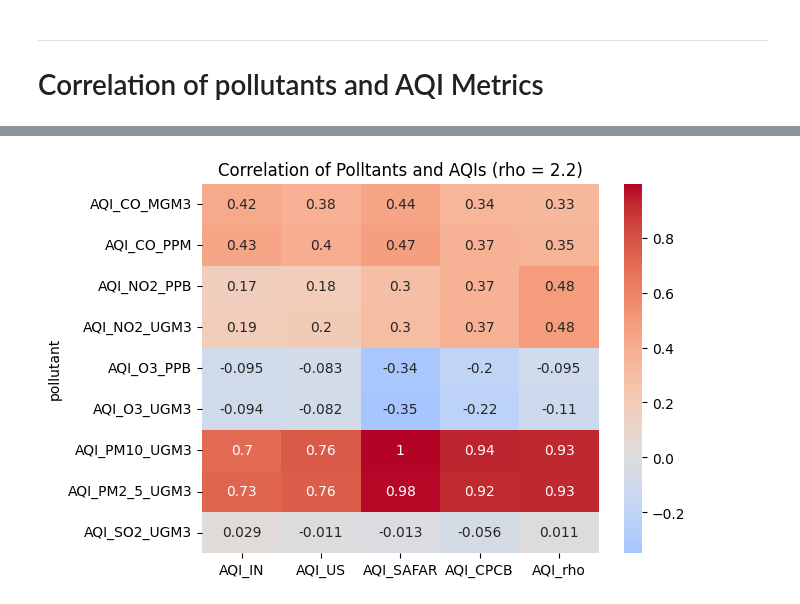
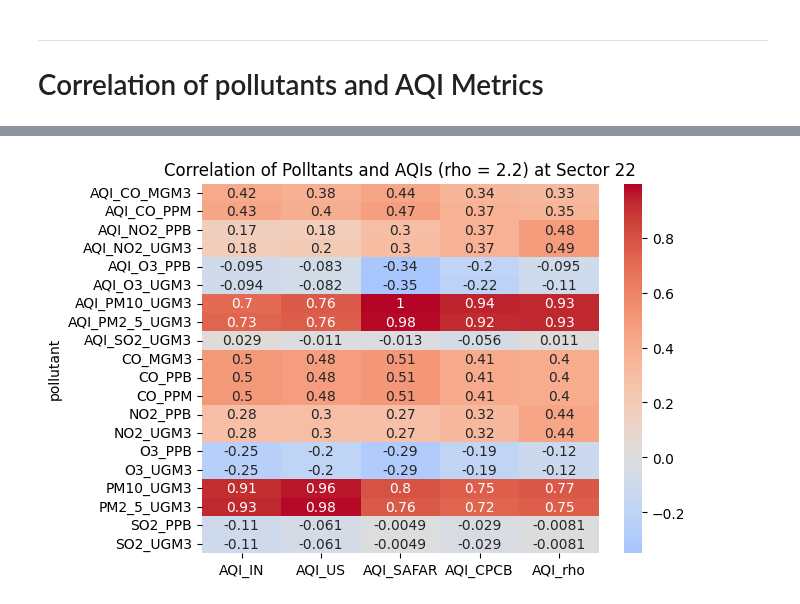
Before and after one commit to digitalterrascope/aqi-data-analysis, a Jupyter notebook: rho-aqi/chandigarh-rho-aqi.ipynb, the cells around one changed output, grey strips where cells are left out. Drawn from its saved outputs; the diff is of its cells as text; code cells hidden in the pictures.

```diff
--- a/rho-aqi/chandigarh-rho-aqi.ipynb
+++ b/rho-aqi/chandigarh-rho-aqi.ipynb
@@ -13,6 +13,7 @@ from collections import deque, defaultdict, Counter
 
 import matplotlib.pyplot as plt
 import seaborn as sns
+sns.set_palette("colorblind")
 plt.style.use("tableau-colorblind10")
 
 from sqlalchemy.dialects.mysql import insert
@@ -459,7 +460,12 @@ aqi_metrics = ["AQI_IN", "AQI_US", "AQI_SAFAR", "AQI_CPCB", "AQI_rho"]
 
 results = []
 for metric in aqi_metrics:
-    pollutants = list(set(cpcb_cols + safar_cols))
+    pollutants = ['CO_PPB', 'CO_MGM3', 'CO_PPM',
+                  'NO2_UGM3', 'NO2_PPB',
+                  'O3_UGM3', 'O3_PPB',
+                  'SO2_UGM3', 'SO2_PPB',
+                  'PM2_5_UGM3', 'PM10_UGM3']
+    pollutants.extend(list(set(cpcb_cols + safar_cols))) # for AQI
 
     for p in pollutants:
         corr = interested_df.select(pl.corr(metric, p)).item()
@@ -478,5 +484,3 @@ corr_matrix = corr_df.pivot(
     index="pollutant",
     on="AQI_metric"
 )
-
-corr_matrix
@@ -496,11 +487,11 @@ shape: (9, 6)
 # %%
 sns.heatmap(
     corr_matrix.to_pandas().set_index("pollutant").sort_index(),
     annot=True,
     cmap="coolwarm",
     center=0
 )
-plt.title(f"Correlation of Polltants and AQIs (rho = {rho})")
+plt.title(f"Correlation of Polltants and AQIs (rho = {rho}) at {interest_location}")
 plt.show()
 # %% [output]
-[figure, old version]
+[figure, new version]
```
Also changed, not shown: parts of 13 cells of this notebook, 1 other file.
